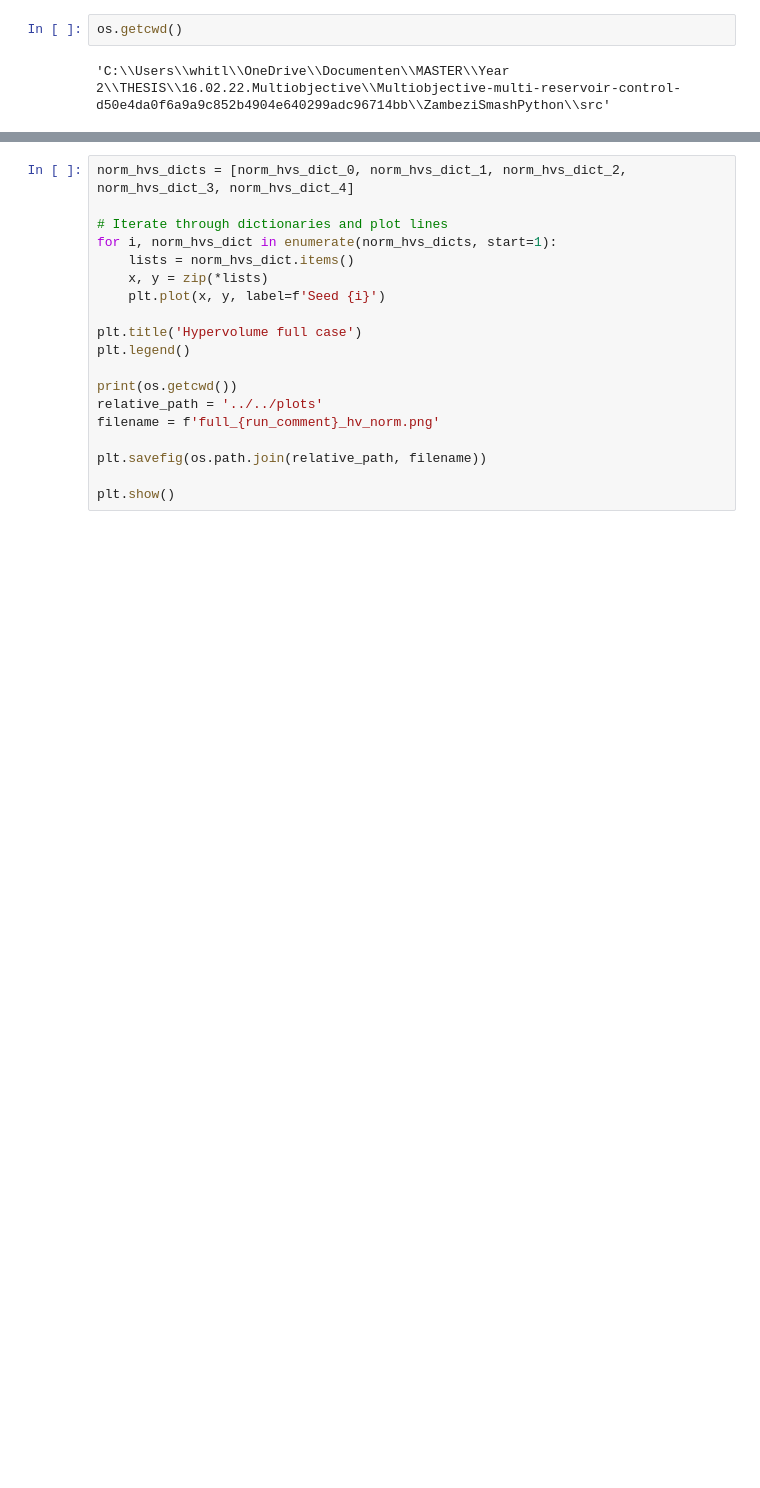
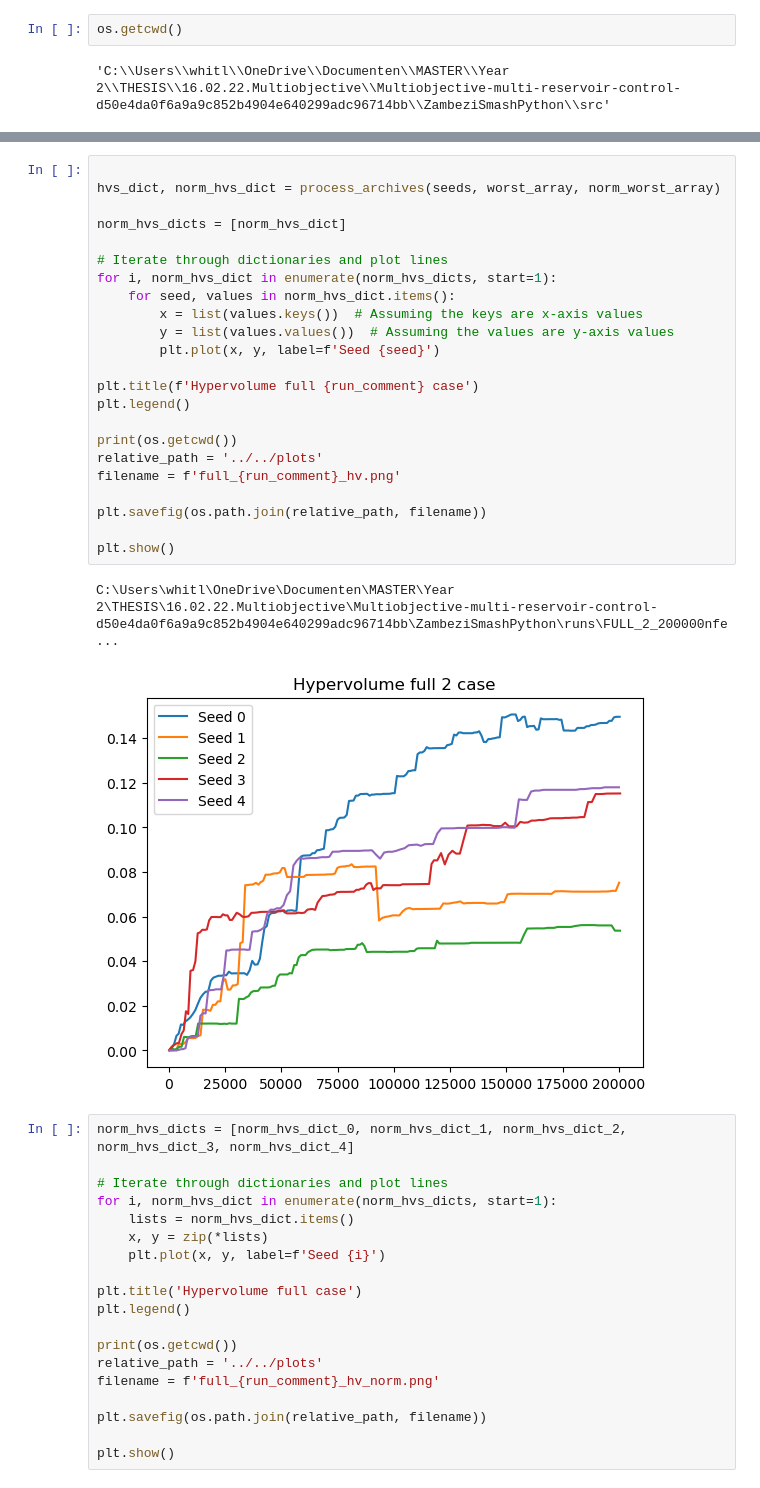
Before and after one commit to poeufs/16.02.22.Multiobjective, a Jupyter notebook: Multiobjective-multi-reservoir-control-d50e4da0f6a9a9c852b4904e640299adc96714bb/ZambeziSmashPython/notebooks/Convergence.ipynb, the cells around one changed output, grey strips where cells are left out. Saved outputs shown, nothing was run; the diff lists cells and outputs as text; blank space fills up the shorter version.

```diff
--- a/Multiobjective-multi-reservoir-control-d50e4da0f6a9a9c852b4904e640299adc96714bb/ZambeziSmashPython/notebooks/Convergence.ipynb
+++ b/Multiobjective-multi-reservoir-control-d50e4da0f6a9a9c852b4904e640299adc96714bb/ZambeziSmashPython/notebooks/Convergence.ipynb
@@ -1808,3 +1277,29 @@ all hvs for seed 4 : [0.0020993441257732563, 0.0022209647030236677, 0.0068903494
+# %%
+
+hvs_dict, norm_hvs_dict = process_archives(seeds, worst_array, norm_worst_array)
+
+norm_hvs_dicts = [norm_hvs_dict]
+
+# Iterate through dictionaries and plot lines
+for i, norm_hvs_dict in enumerate(norm_hvs_dicts, start=1):
+    for seed, values in norm_hvs_dict.items():
+        x = list(values.keys())  # Assuming the keys are x-axis values
+        y = list(values.values())  # Assuming the values are y-axis values
+        plt.plot(x, y, label=f'Seed {seed}')
+
+plt.title(f'Hypervolume full {run_comment} case')
+plt.legend()
+
+print(os.getcwd())
+relative_path = '../../plots'
+filename = f'full_{run_comment}_hv.png'
+
+plt.savefig(os.path.join(relative_path, filename))
+
+plt.show()
+# %% [output]
+C:\Users\whitl\OneDrive\Documenten\MASTER\Year 2\THESIS\16.02.22.Multiobjective\Multiobjective-multi-reservoir-control-d50e4da0f6a9a9c852b4904e640299adc96714bb\ZambeziSmashPython\runs\FULL_2_200000nfe ...
+[figure, added]
 # %%
 norm_hvs_dicts = [norm_hvs_dict_0, norm_hvs_dict_1, norm_hvs_dict_2, norm_hvs_dict_3, norm_hvs_dict_4]
 
```
Also changed, not shown: parts of 50 cells of this notebook, 2 other files.
